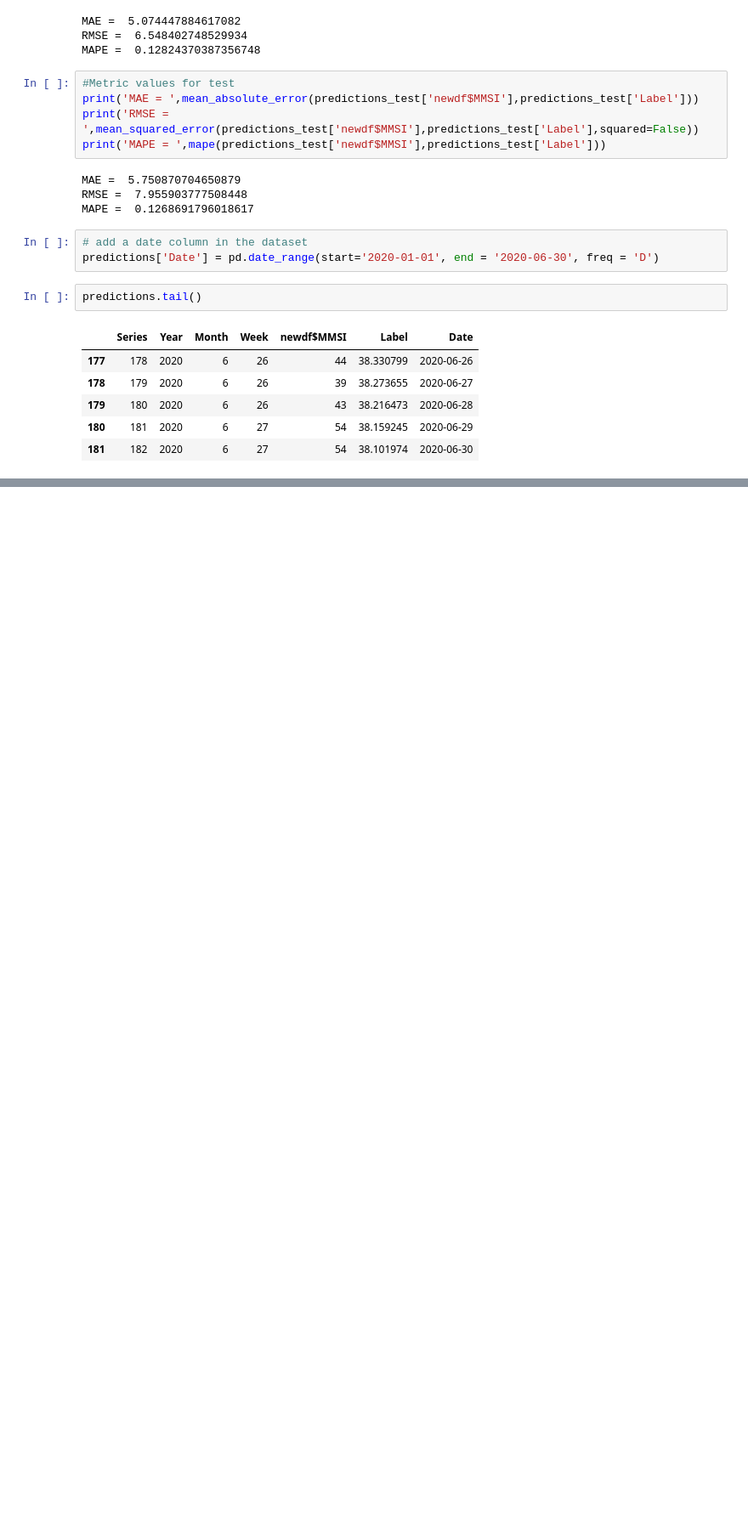
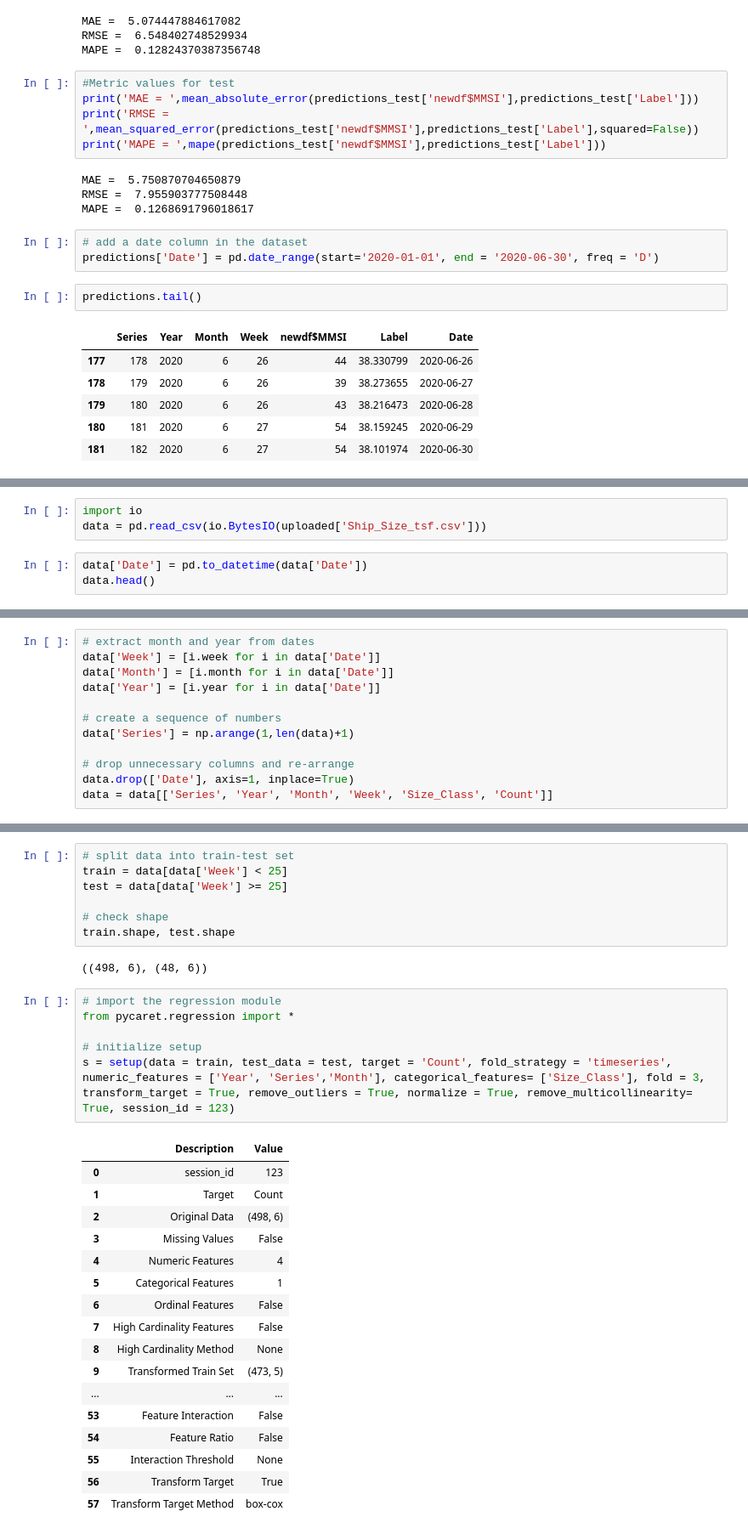
Before and after one commit to abhisekdey12/python_codes, a Jupyter notebook: Capstone.ipynb, the cells around one changed output, grey strips where cells are left out. Shown at 85% size. Cells and saved outputs as stored; diff of their text form; blank space fills up the shorter version.

```diff
--- a/Capstone.ipynb
+++ b/Capstone.ipynb
@@ -204,0 +217,6 @@ files.download('output.csv')
+# %%
+import io
+data = pd.read_csv(io.BytesIO(uploaded['Ship_Size_tsf.csv']))
+# %%
+data['Date'] = pd.to_datetime(data['Date'])
+data.head()
@@ -204,0 +230,12 @@ files.download('output.csv')
+# %%
+# extract month and year from dates
+data['Week'] = [i.week for i in data['Date']]
+data['Month'] = [i.month for i in data['Date']]
+data['Year'] = [i.year for i in data['Date']]
+
+# create a sequence of numbers
+data['Series'] = np.arange(1,len(data)+1)
+
+# drop unnecessary columns and re-arrange
+data.drop(['Date'], axis=1, inplace=True)
+data = data[['Series', 'Year', 'Month', 'Week', 'Size_Class', 'Count']]
@@ -204,0 +251,33 @@ files.download('output.csv')
+# %%
+# split data into train-test set
+train = data[data['Week'] < 25]
+test = data[data['Week'] >= 25]
+
+# check shape
+train.shape, test.shape
+# %% [output]
+((498, 6), (48, 6))
+# %%
+# import the regression module
+from pycaret.regression import *
+
+# initialize setup
+s = setup(data = train, test_data = test, target = 'Count', fold_strategy = 'timeseries', numeric_features = ['Year', 'Series','Month'], categorical_features= ['Size_Class'], fold = 3, transform_target = True, remove_outliers = True, normalize = True, remove_multicollinearity= True, session_id = 123)
+# %% [output]
+|  | Description | Value |
+| 0 | session_id | 123 |
+| 1 | Target | Count |
+| 2 | Original Data | (498, 6) |
+| 3 | Missing Values | False |
+| 4 | Numeric Features | 4 |
+| 5 | Categorical Features | 1 |
+| 6 | Ordinal Features | False |
+| 7 | High Cardinality Features | False |
+| 8 | High Cardinality Method | None |
+| 9 | Transformed Train Set | (473, 5) |
+| ... | ... | ... |
+| 53 | Feature Interaction | False |
+| 54 | Feature Ratio | False |
+| 55 | Interaction Threshold | None |
+| 56 | Transform Target | True |
+| 57 | Transform Target Method | box-cox |
```
Also changed, not shown: parts of 12 cells of this notebook.
